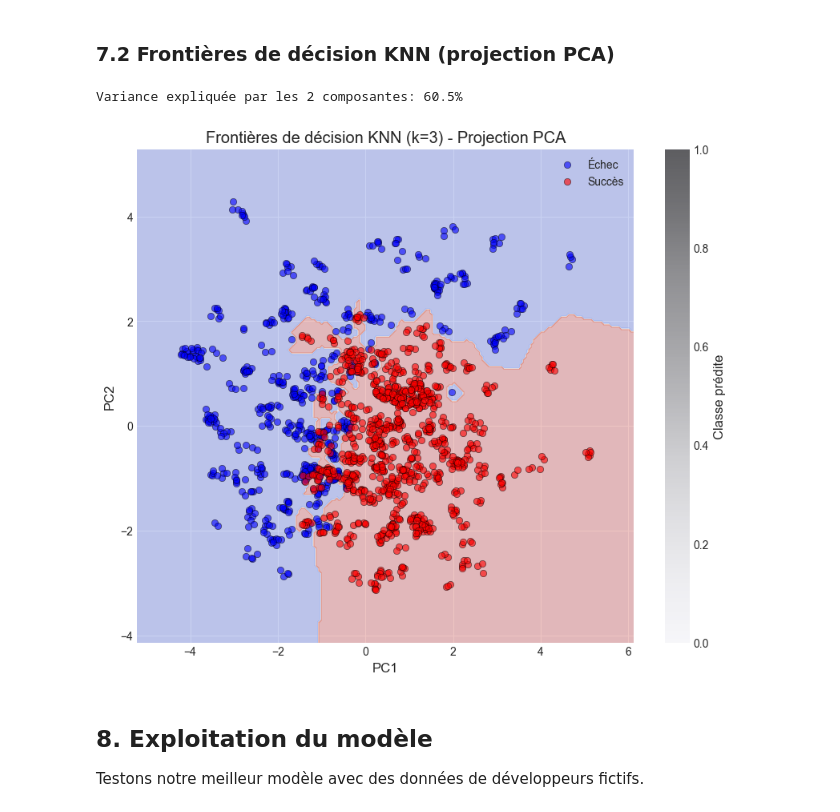
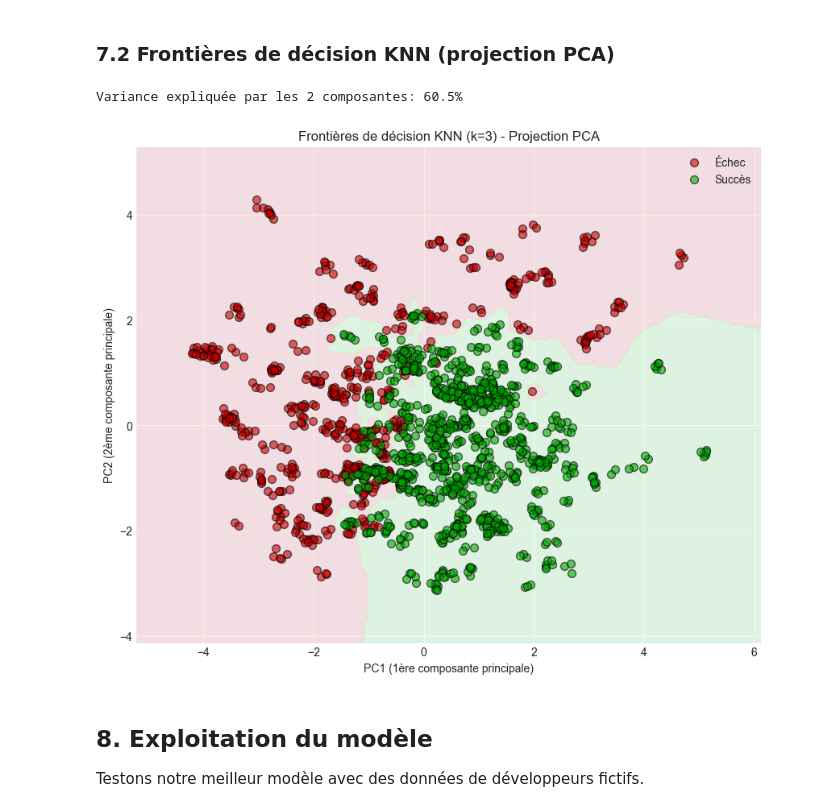
Before and after one commit to ErwanViot/Alyra-FinalProject, a Jupyter notebook: ML-Developper-Productivity/Developer_Productivity.ipynb, the cells around one changed output. Saved outputs shown, nothing was run; the diff lists cells and outputs as text; code cells hidden in the pictures.

```diff
--- a/ML-Developper-Productivity/Developer_Productivity.ipynb
+++ b/ML-Developper-Productivity/Developer_Productivity.ipynb
@@ -526,41 +530,44 @@ Nombre de feuilles: 19
 from sklearn.decomposition import PCA
 
 # Réduction à 2D avec PCA pour visualiser
 pca = PCA(n_components=2)
 X_train_pca = pca.fit_transform(X_train_scaled)
 X_test_pca = pca.transform(X_test_scaled)
 
 print(f"Variance expliquée par les 2 composantes: {pca.explained_variance_ratio_.sum()*100:.1f}%")
 
 # Entraîner un KNN sur les données réduites
 knn_2d = KNeighborsClassifier(n_neighbors=3, weights='distance', metric='euclidean')
 knn_2d.fit(X_train_pca, y_train)
 
 # Créer une grille pour les frontières de décision
 x_min, x_max = X_train_pca[:, 0].min() - 1, X_train_pca[:, 0].max() + 1
 y_min, y_max = X_train_pca[:, 1].min() - 1, X_train_pca[:, 1].max() + 1
 xx, yy = np.meshgrid(np.linspace(x_min, x_max, 200),
                      np.linspace(y_min, y_max, 200))
 
 Z = knn_2d.predict(np.c_[xx.ravel(), yy.ravel()])
 Z = Z.reshape(xx.shape)
 
-# Visualisation
+# Visualisation avec couleurs harmonisées (vert=succès, rouge=échec)
+from matplotlib.colors import ListedColormap
+colors_bg = ListedColormap(['#ffcccc', '#ccffcc'])  # Rouge clair / Vert clair pour le fond
+colors_points = ['#cc0000', '#00aa00']  # Rouge / Vert pour les points
+
 plt.figure(figsize=(10, 8))
-plt.contourf(xx, yy, Z, alpha=0.3, cmap='coolwarm')
+plt.contourf(xx, yy, Z, alpha=0.4, cmap=colors_bg)
 plt.scatter(X_train_pca[y_train==0, 0], X_train_pca[y_train==0, 1],
-            c='blue', label='Échec', alpha=0.6, edgecolors='k')
+            c=colors_points[0], label='Échec', alpha=0.6, edgecolors='k', s=50)
 plt.scatter(X_train_pca[y_train==1, 0], X_train_pca[y_train==1, 1],
-            c='red', label='Succès', alpha=0.6, edgecolors='k')
-plt.xlabel('PC1')
-plt.ylabel('PC2')
+            c=colors_points[1], label='Succès', alpha=0.6, edgecolors='k', s=50)
+plt.xlabel('PC1 (1ère composante principale)')
+plt.ylabel('PC2 (2ème composante principale)')
 plt.title('Frontières de décision KNN (k=3) - Projection PCA')
 plt.legend()
-plt.colorbar(label='Classe prédite')
 plt.show()
 # %% [output]
 Variance expliquée par les 2 composantes: 60.5%
-[figure, old version]
+[figure, new version]
 # %% [markdown]
 ## 8. Exploitation du modèle
 
```
Also changed, not shown: parts of 14 cells of this notebook.
